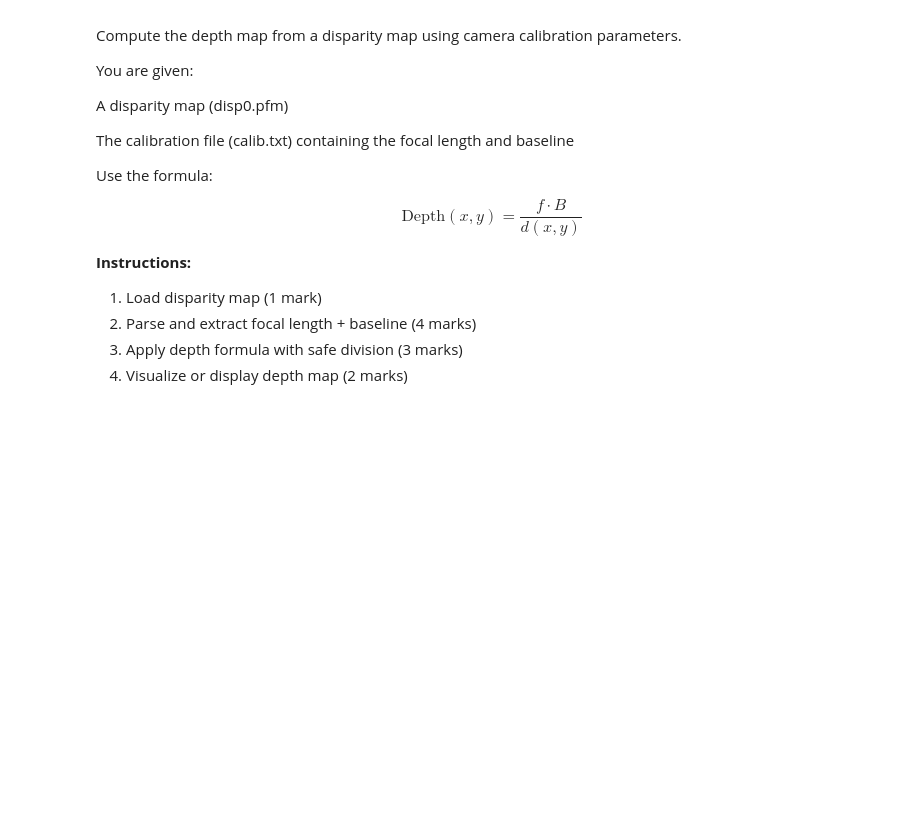
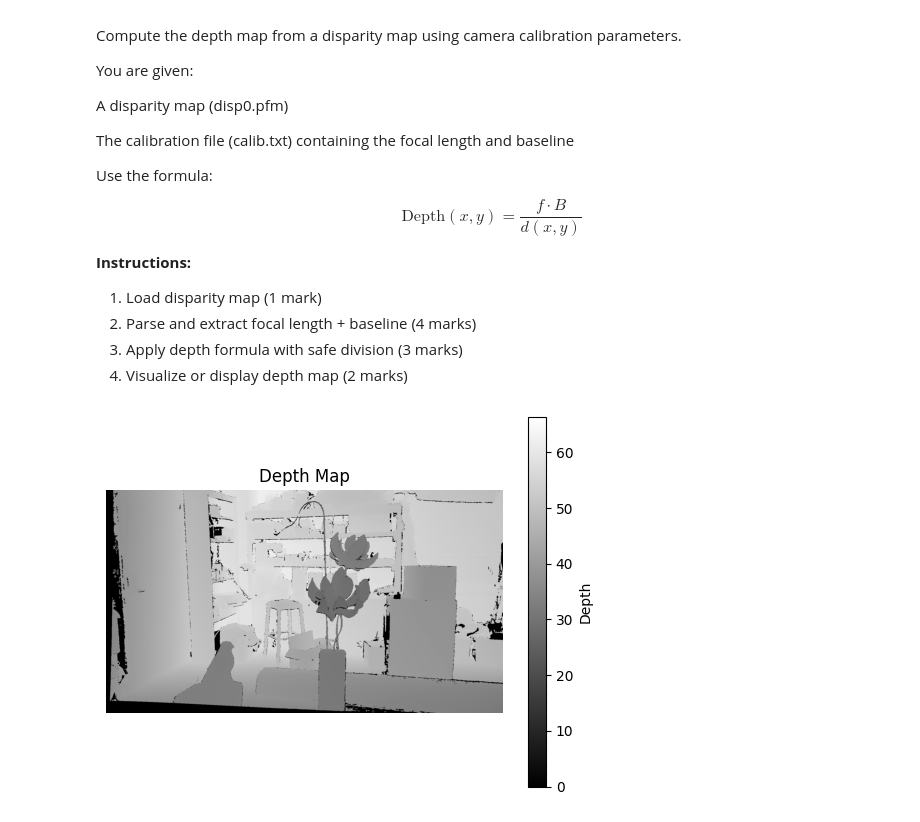
Before and after one commit to omaraboelfadl/COE49413-S25-Group-1, a Jupyter notebook: CV HW4/CV_HW4.ipynb, the cells around one changed output. Cells and saved outputs as stored; diff of their text form; code cells hidden in the pictures; blank space fills up the shorter version.

```diff
--- a/CV HW4/CV_HW4.ipynb
+++ b/CV HW4/CV_HW4.ipynb
@@ -254,3 +254,40 @@ $$
 2. Parse and extract focal length + baseline	(4 marks)
 3. Apply depth formula with safe division	(3 marks)
 4. Visualize or display depth map	(2 marks)
+# %%
+import cv2
+import numpy as np
+
+# Load the disparity map
+import matplotlib.pyplot as plt
+
+disparity = cv2.imread('./HW4 inputs/disp0.pfm', cv2.IMREAD_UNCHANGED)
+
+# Parse the calibration file to extract focal length and baseline
+with open('./HW4 inputs/calib.txt', 'r') as f:
+    lines = f.readlines()
+    for line in lines:
+        if 'baseline' in line:
+            baseline = float(line.split('=')[1].strip())
+    # Extract focal length from the cam0 matrix
+    for line in lines:
+        if 'cam0' in line:
+            cam0_matrix = line.split('=')[1].strip('[]\n').split(';')[0]
+            focal_length = float(cam0_matrix.split()[0])
+            break
+
+# Compute the depth map using the formula Depth(x, y) = (f * B) / d(x, y)
+# Avoid division by zero by replacing zero disparities with a small value
+epsilon = 1e-6
+disparity[disparity == 0] = epsilon
+depth = (focal_length * baseline) / disparity
+
+
+# Visualize the depth map in grayscale
+plt.imshow(depth, cmap='gray')
+plt.colorbar(label='Depth')
+plt.title('Depth Map')
+plt.axis('off')
+plt.show()
+# %% [output]
+[figure, added]
```
Also changed, not shown: parts of 1 cell of this notebook, 1 other file.
